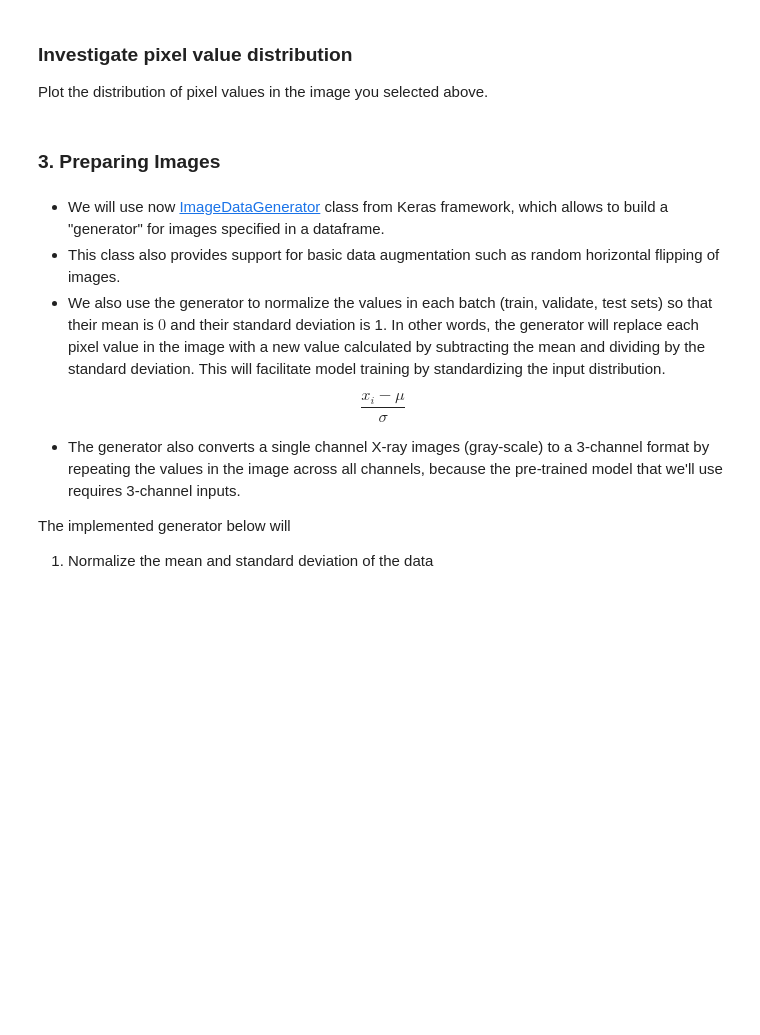
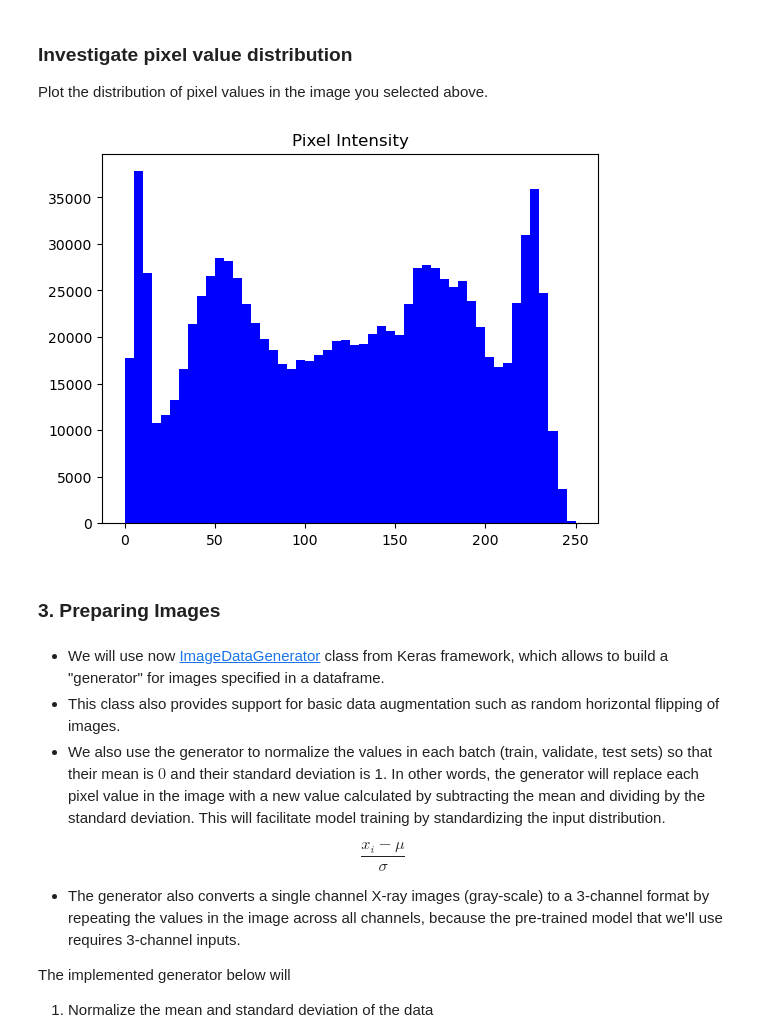
Before and after one commit to renanaferreira/CAA-repository, a Jupyter notebook: Lab4/CAA_Medical_Diagnosis_part1.ipynb, the cells around one changed output. Drawn from its saved outputs; the diff is of its cells as text; code cells hidden in the pictures; blank space fills up the shorter version.

```diff
--- a/Lab4/CAA_Medical_Diagnosis_part1.ipynb
+++ b/Lab4/CAA_Medical_Diagnosis_part1.ipynb
@@ -138,3 +299,10 @@ Plot the distribution of pixel values in the image you selected above.
+# %%
+# histogram
+plt.hist(img.ravel(),bins=50, color="blue")
+plt.title("Pixel Intensity")
+plt.show()
+# %% [output]
+[figure, added]
 # %% [markdown]
 ###  3. Preparing Images
 # %% [markdown]
```
Also changed, not shown: parts of 12 cells of this notebook.
